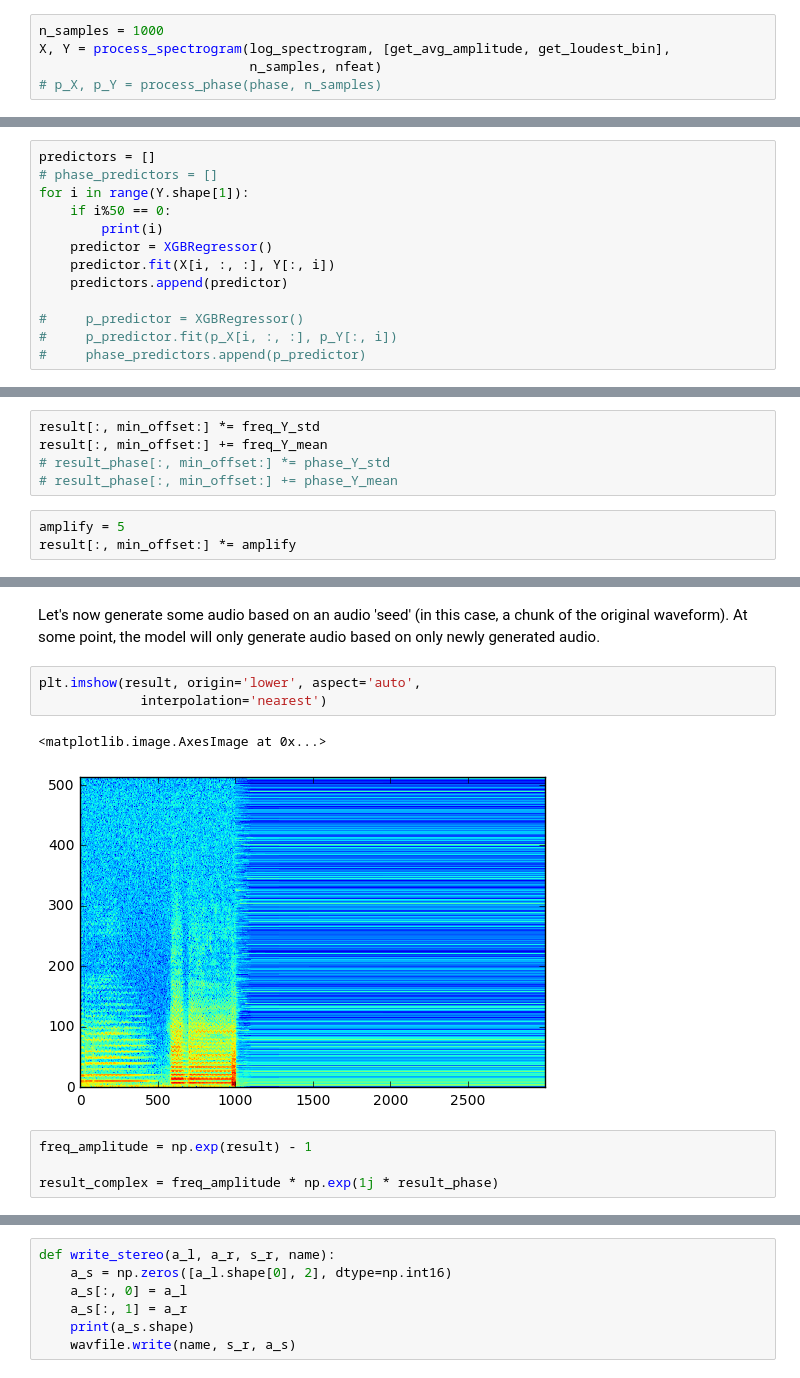
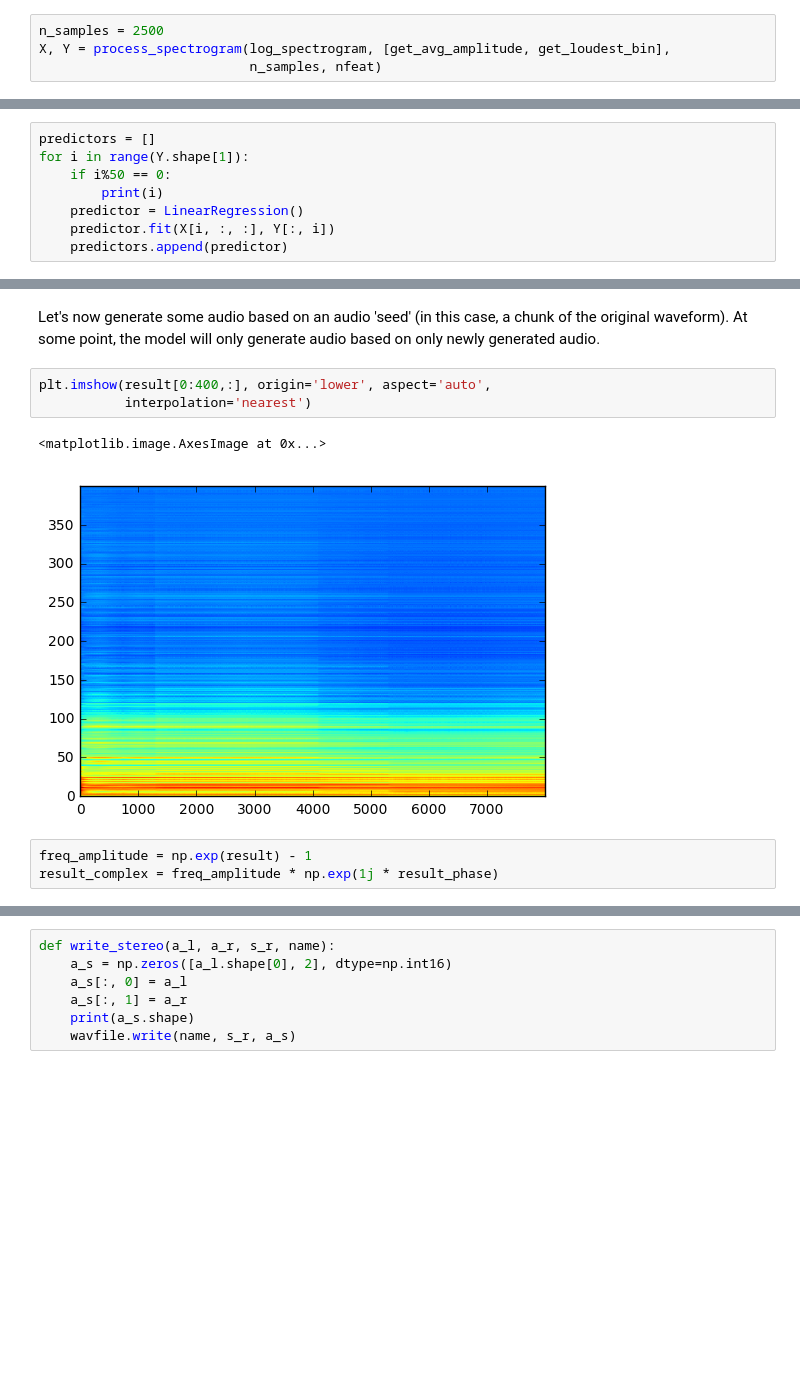
Before and after one commit to knstmrd/musicgen, a Jupyter notebook: music-generation-v2.ipynb, the cells around one changed output, grey strips where cells are left out. Cells and saved outputs as stored; diff of their text form; blank space fills up the shorter version.

Commit message:
fixed some scaling errors, using logistic regression now

```diff
--- a/music-generation-v2.ipynb
+++ b/music-generation-v2.ipynb
@@ -116,8 +106,7 @@ def process_phase(phase_data, n_slices):
 # %%
-n_samples = 1000
+n_samples = 2500
 X, Y = process_spectrogram(log_spectrogram, [get_avg_amplitude, get_loudest_bin],
                            n_samples, nfeat)
-# p_X, p_Y = process_phase(phase, n_samples)
 # %% [markdown]
 Next, we scale the features.
 # %%
@@ -144,17 +124,12 @@ Y = (Y - freq_Y_mean) / freq_Y_std
 Then, we train a regressor for each frequency band
 # %%
 predictors = []
-# phase_predictors = []
 for i in range(Y.shape[1]):
     if i%50 == 0:
         print(i)
-    predictor = XGBRegressor()
+    predictor = LinearRegression()
     predictor.fit(X[i, :, :], Y[:, i])
     predictors.append(predictor)
-
-#     p_predictor = XGBRegressor()
-#     p_predictor.fit(p_X[i, :, :], p_Y[:, i])
-#     phase_predictors.append(p_predictor)
 # %% [output]
 0
 50
@@ -234,8 +192,0 @@ if do_CV:
-# %%
-result[:, min_offset:] *= freq_Y_std
-result[:, min_offset:] += freq_Y_mean
-# result_phase[:, min_offset:] *= phase_Y_std
-# result_phase[:, min_offset:] += phase_Y_mean
-# %%
-amplify = 5
-result[:, min_offset:] *= amplify
@@ -247,13 +207,12 @@ if not keep_starting_audio:
 Let's now generate some audio based on an audio 'seed' (in this case, a chunk of the original waveform).
 At some point, the model will only generate audio based on only newly generated audio.
 # %%
-plt.imshow(result, origin='lower', aspect='auto',
-             interpolation='nearest')
+plt.imshow(result[0:400,:], origin='lower', aspect='auto',
+           interpolation='nearest')
 # %% [output]
 <matplotlib.image.AxesImage at 0x...>
-[figure, old version]
+[figure, new version]
 # %%
 freq_amplitude = np.exp(result) - 1
-
 result_complex = freq_amplitude * np.exp(1j * result_phase)
 # %%
```
Also changed, not shown: parts of 18 cells of this notebook.
